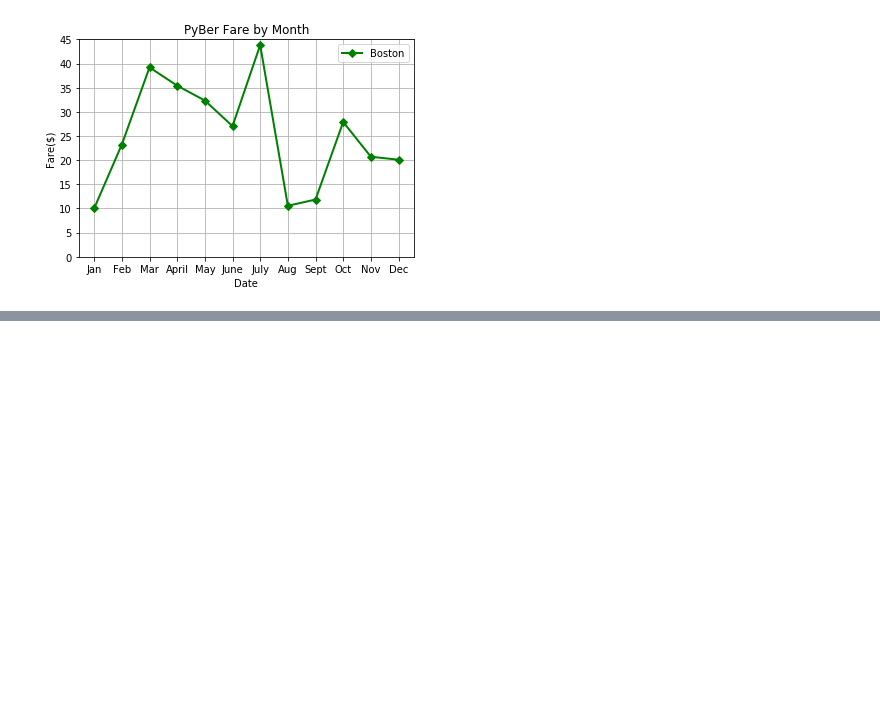
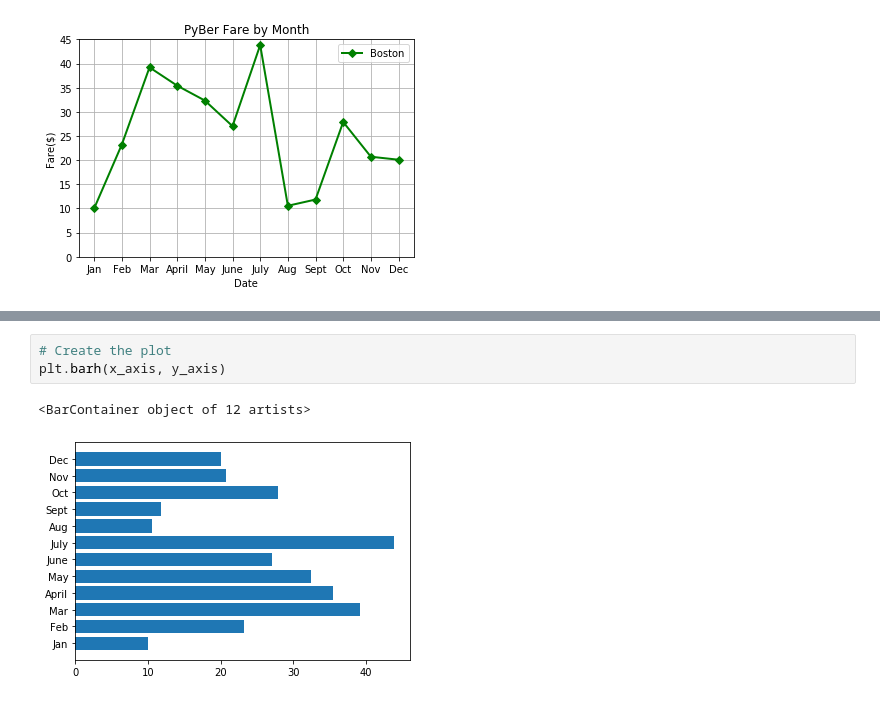
Before and after one commit to rcelorio/PyBer_Analysis, a Jupyter notebook: matplotlib_practice.ipynb, the cells around one changed output, grey strips where cells are left out. Cells and saved outputs as stored; diff of their text form; blank space fills up the shorter version.

```diff
--- a/matplotlib_practice.ipynb
+++ b/matplotlib_practice.ipynb
@@ -103,0 +123,6 @@ ax.legend()
+# %%
+# Create the plot
+plt.barh(x_axis, y_axis)
+# %% [output]
+<BarContainer object of 12 artists>
+[figure, added]
```
Also changed, not shown: parts of 7 cells of this notebook.
